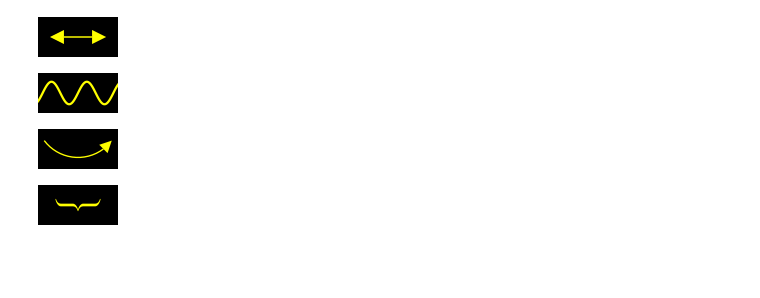
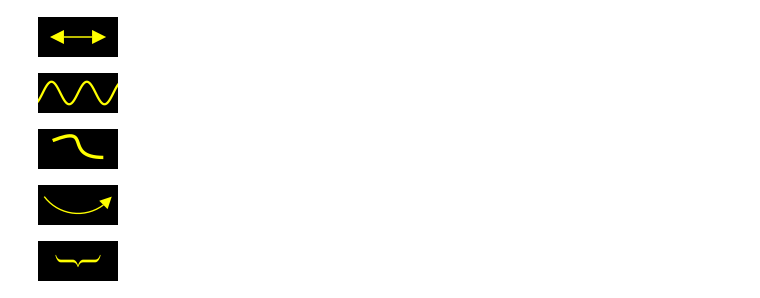
Before and after one commit to kolibril13/mobject-gallery, a Jupyter notebook: Mobjects_Basics.ipynb, the cells around one changed output. Drawn from its saved outputs; the diff is of its cells as text; code cells hidden in the pictures; blank space fills up the shorter version.

Commit message:
added bezier

```diff
--- a/Mobjects_Basics.ipynb
+++ b/Mobjects_Basics.ipynb
@@ -316,6 +316,24 @@ snippet = "mob = ParametricFunction(lambda t: [t,0.2*np.sin(10*t),0],t_range = [
 name_snippet_pairs[image_full_name] = snippet
 # %% [output]
 [figure]
+# %%
+%%manim $params
+class Example(ZoomedScene):
+    def construct(self):
+        p1 = [-3, 1, 0]
+        p1b=  p1 + 5 * RIGHT + 2 * UP
+        p2 = [3, -1, 0]
+        p2b = p2 + 5 * LEFT
+        bezier = CubicBezier(p1,p1b, p2b, p2, color=YELLOW)
+        self.add(bezier)
+        bezier.scale(0.1)
+        self.camera.frame.scale(1/15)
+###******
+image_full_name = "CubicBezier.png"
+snippet = "p1 = [-3, 1, 0]\np1b=  p1 + 5 * RIGHT + 2 * UP\np2 = [3, -1, 0]\np2b = p2 + 5 * LEFT\nbezier = CubicBezier(p1,p1b, p2b, p2, color=YELLOW)"
+name_snippet_pairs[image_full_name] = snippet
+# %% [output]
+[figure, added]
 # %%
 %%manim $params
 class Example(ZoomedScene):
```
Also changed, not shown: parts of 2 cells of this notebook, 9 other files.
